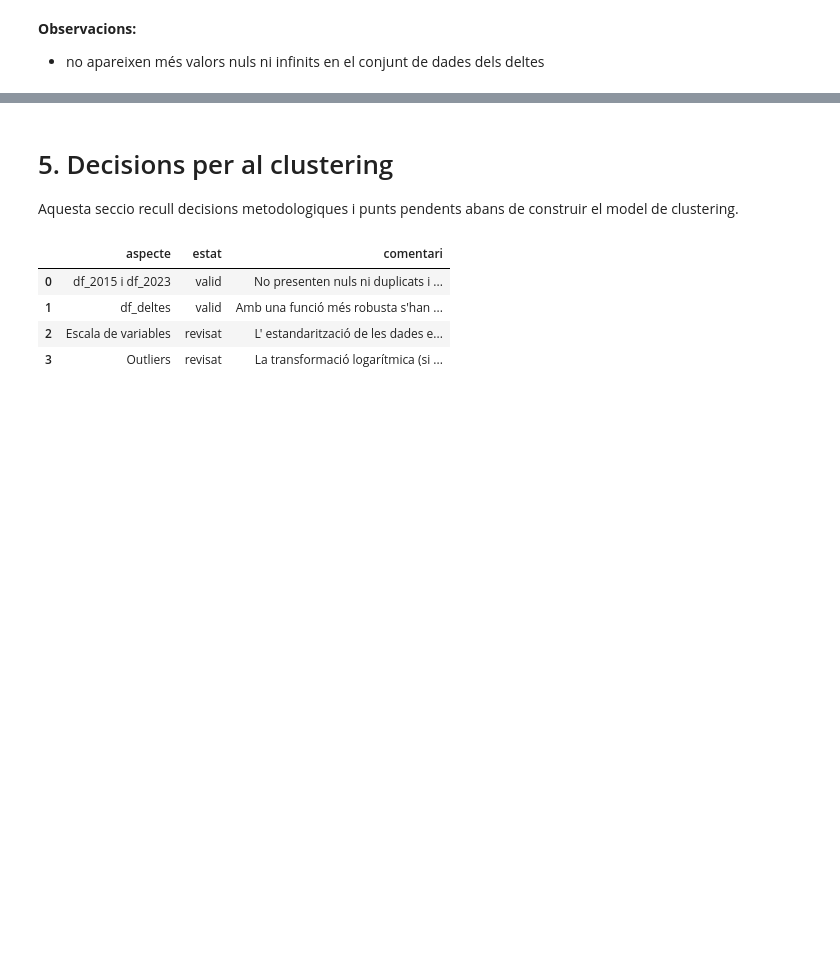
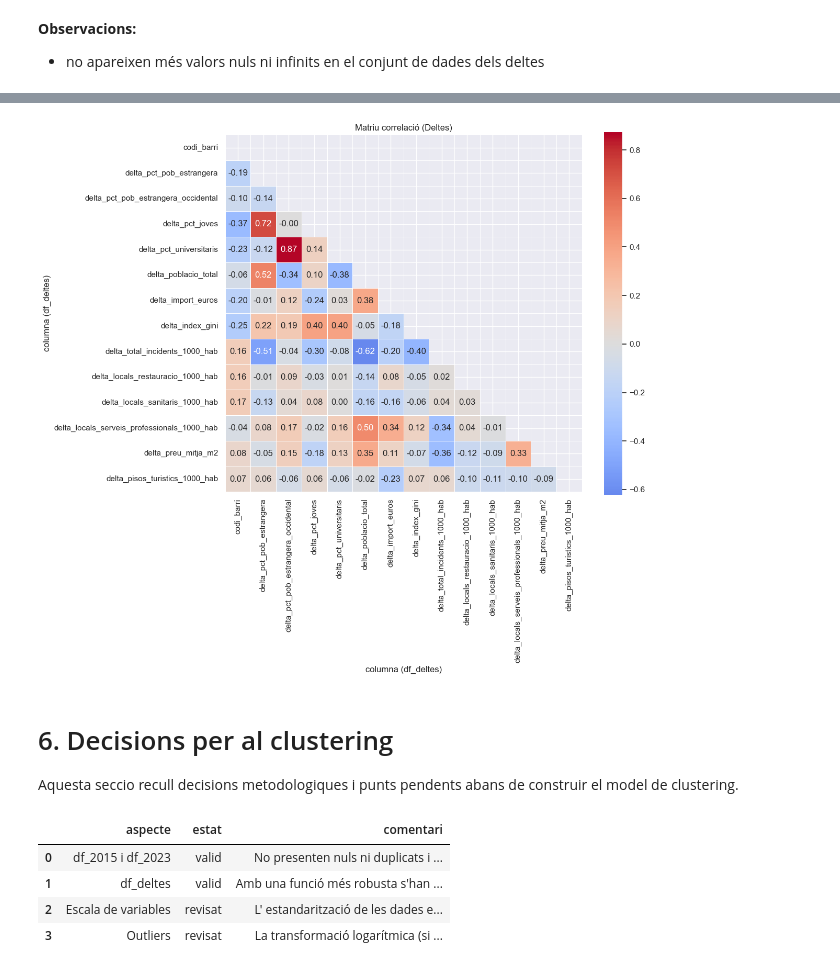
Before and after one commit to joseprau/tfm_gentrificacio_bcn, a Jupyter notebook: notebooks/eda.ipynb, the cells around one changed output, grey strips where cells are left out. Cells and saved outputs as stored; diff of their text form; code cells hidden in the pictures; blank space fills up the shorter version.

```diff
--- a/notebooks/eda.ipynb
+++ b/notebooks/eda.ipynb
@@ -454,5 +489,9 @@ plt.show()
+# %%
+corr_plot(df_deltes.corr(), "Matriu correlació (Deltes)", "correlacions_deltes.png")
+# %% [output]
+[figure, added]
 # %% [markdown]
-# 5. Decisions per al clustering
+# 6. Decisions per al clustering
 
 Aquesta seccio recull decisions metodologiques i punts pendents abans de construir el model de clustering.
 # %%
```
Also changed, not shown: parts of 6 cells of this notebook, 6 other files.
